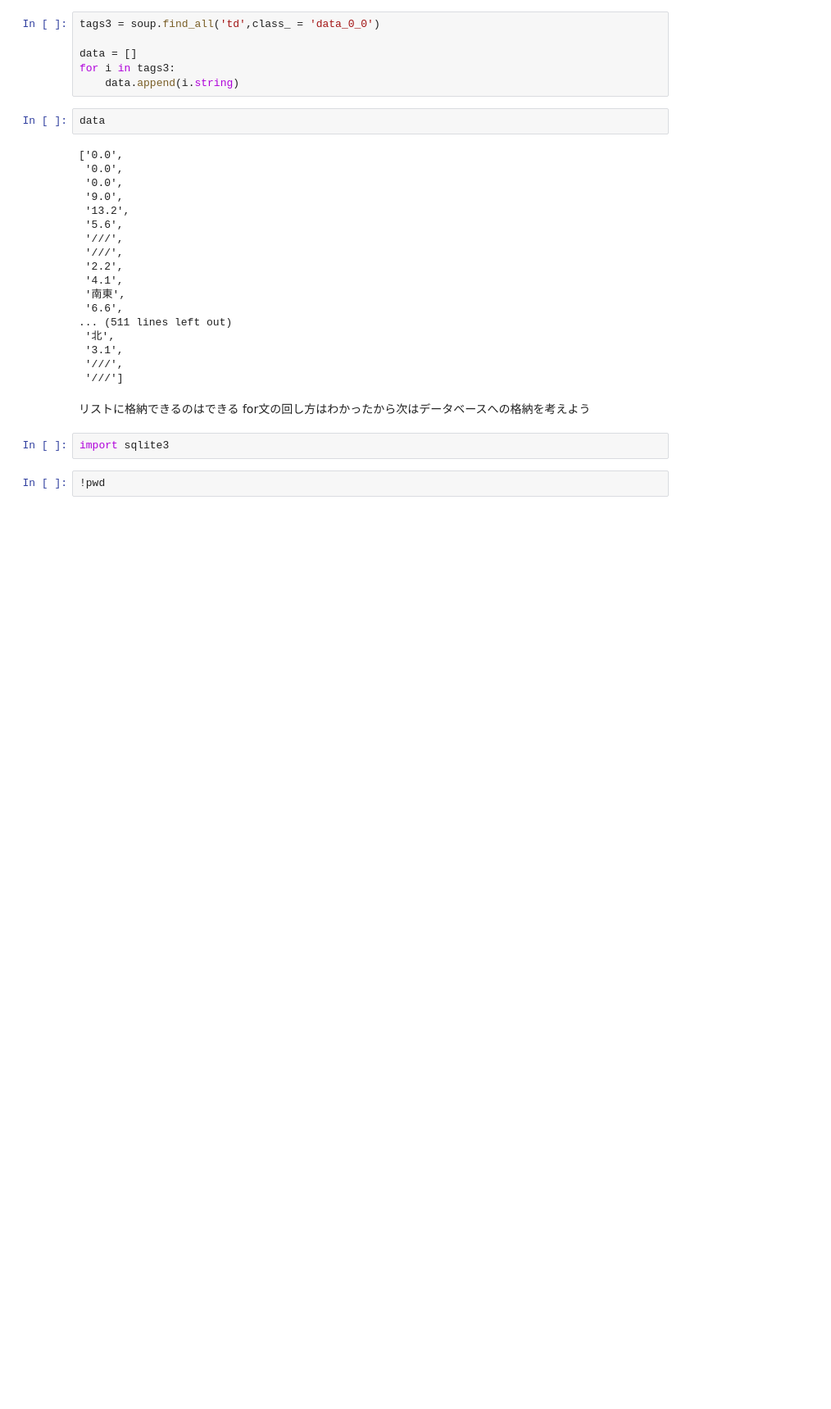
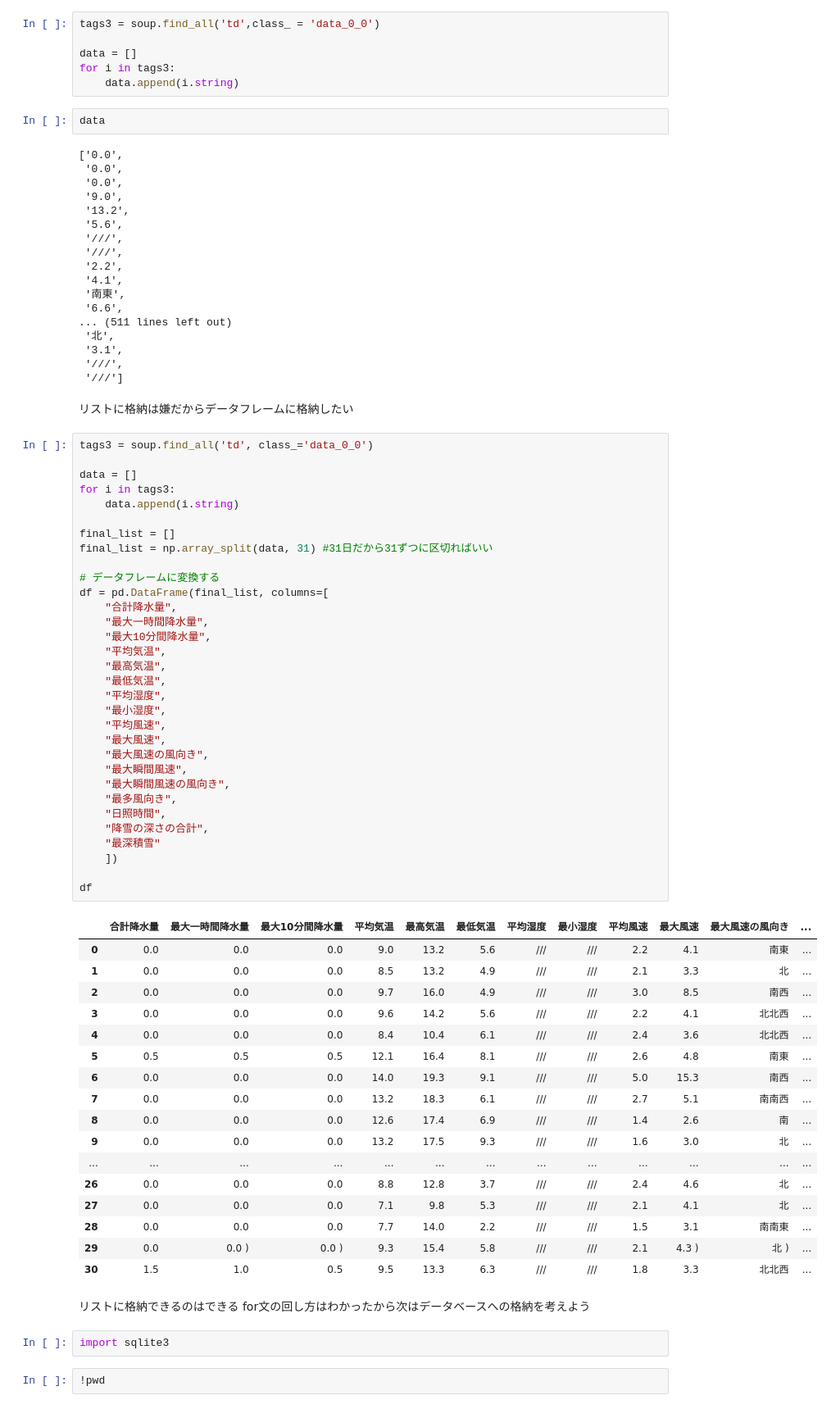
Before and after one commit to Takahashi-Kaisei/DsPro_weather_behavior, a Jupyter notebook: weather_behavior.ipynb, the cells around one changed output. Shown: that part at 82% size. Drawn from its saved outputs; the diff is of its cells as text; blank space fills up the shorter version.

```diff
--- a/weather_behavior.ipynb
+++ b/weather_behavior.ipynb
@@ -79,6 +83,58 @@ data
  '3.1',
  '///',
  '///']
+# %% [markdown]
+リストに格納は嫌だからデータフレームに格納したい
+# %%
+tags3 = soup.find_all('td', class_='data_0_0')
+
+data = []
+for i in tags3:
+    data.append(i.string)
+
+final_list = []
+final_list = np.array_split(data, 31) #31日だから31ずつに区切ればいい
+
+# データフレームに変換する
+df = pd.DataFrame(final_list, columns=[
+    "合計降水量",
+    "最大一時間降水量",
+    "最大10分間降水量",
+    "平均気温",
+    "最高気温",
+    "最低気温",
+    "平均湿度",
+    "最小湿度",
+    "平均風速",
+    "最大風速",
+    "最大風速の風向き",
+    "最大瞬間風速",
+    "最大瞬間風速の風向き",
+    "最多風向き",
+    "日照時間",
+    "降雪の深さの合計",
+    "最深積雪"
+    ])
+
+df
+# %% [output]
+|  | 合計降水量 | 最大一時間降水量 | 最大10分間降水量 | 平均気温 | 最高気温 | 最低気温 | 平均湿度 | 最小湿度 | 平均風速 | 最大風速 | 最大風速の風向き | ... |
+| 0 | 0.0 | 0.0 | 0.0 | 9.0 | 13.2 | 5.6 | /// | /// | 2.2 | 4.1 | 南東 | ... |
+| 1 | 0.0 | 0.0 | 0.0 | 8.5 | 13.2 | 4.9 | /// | /// | 2.1 | 3.3 | 北 | ... |
+| 2 | 0.0 | 0.0 | 0.0 | 9.7 | 16.0 | 4.9 | /// | /// | 3.0 | 8.5 | 南西 | ... |
+| 3 | 0.0 | 0.0 | 0.0 | 9.6 | 14.2 | 5.6 | /// | /// | 2.2 | 4.1 | 北北西 | ... |
+| 4 | 0.0 | 0.0 | 0.0 | 8.4 | 10.4 | 6.1 | /// | /// | 2.4 | 3.6 | 北北西 | ... |
+| 5 | 0.5 | 0.5 | 0.5 | 12.1 | 16.4 | 8.1 | /// | /// | 2.6 | 4.8 | 南東 | ... |
+| 6 | 0.0 | 0.0 | 0.0 | 14.0 | 19.3 | 9.1 | /// | /// | 5.0 | 15.3 | 南西 | ... |
+| 7 | 0.0 | 0.0 | 0.0 | 13.2 | 18.3 | 6.1 | /// | /// | 2.7 | 5.1 | 南南西 | ... |
+| 8 | 0.0 | 0.0 | 0.0 | 12.6 | 17.4 | 6.9 | /// | /// | 1.4 | 2.6 | 南 | ... |
+| 9 | 0.0 | 0.0 | 0.0 | 13.2 | 17.5 | 9.3 | /// | /// | 1.6 | 3.0 | 北 | ... |
+| ... | ... | ... | ... | ... | ... | ... | ... | ... | ... | ... | ... | ... |
+| 26 | 0.0 | 0.0 | 0.0 | 8.8 | 12.8 | 3.7 | /// | /// | 2.4 | 4.6 | 北 | ... |
+| 27 | 0.0 | 0.0 | 0.0 | 7.1 | 9.8 | 5.3 | /// | /// | 2.1 | 4.1 | 北 | ... |
+| 28 | 0.0 | 0.0 | 0.0 | 7.7 | 14.0 | 2.2 | /// | /// | 1.5 | 3.1 | 南南東 | ... |
+| 29 | 0.0 | 0.0 ) | 0.0 ) | 9.3 | 15.4 | 5.8 | /// | /// | 2.1 | 4.3 ) | 北 ) | ... |
+| 30 | 1.5 | 1.0 | 0.5 | 9.5 | 13.3 | 6.3 | /// | /// | 1.8 | 3.3 | 北北西 | ... |
 # %% [markdown]
 リストに格納できるのはできる
 for文の回し方はわかったから次はデータベースへの格納を考えよう
```
Also changed, not shown: parts of 3 cells of this notebook, 2 other files.
